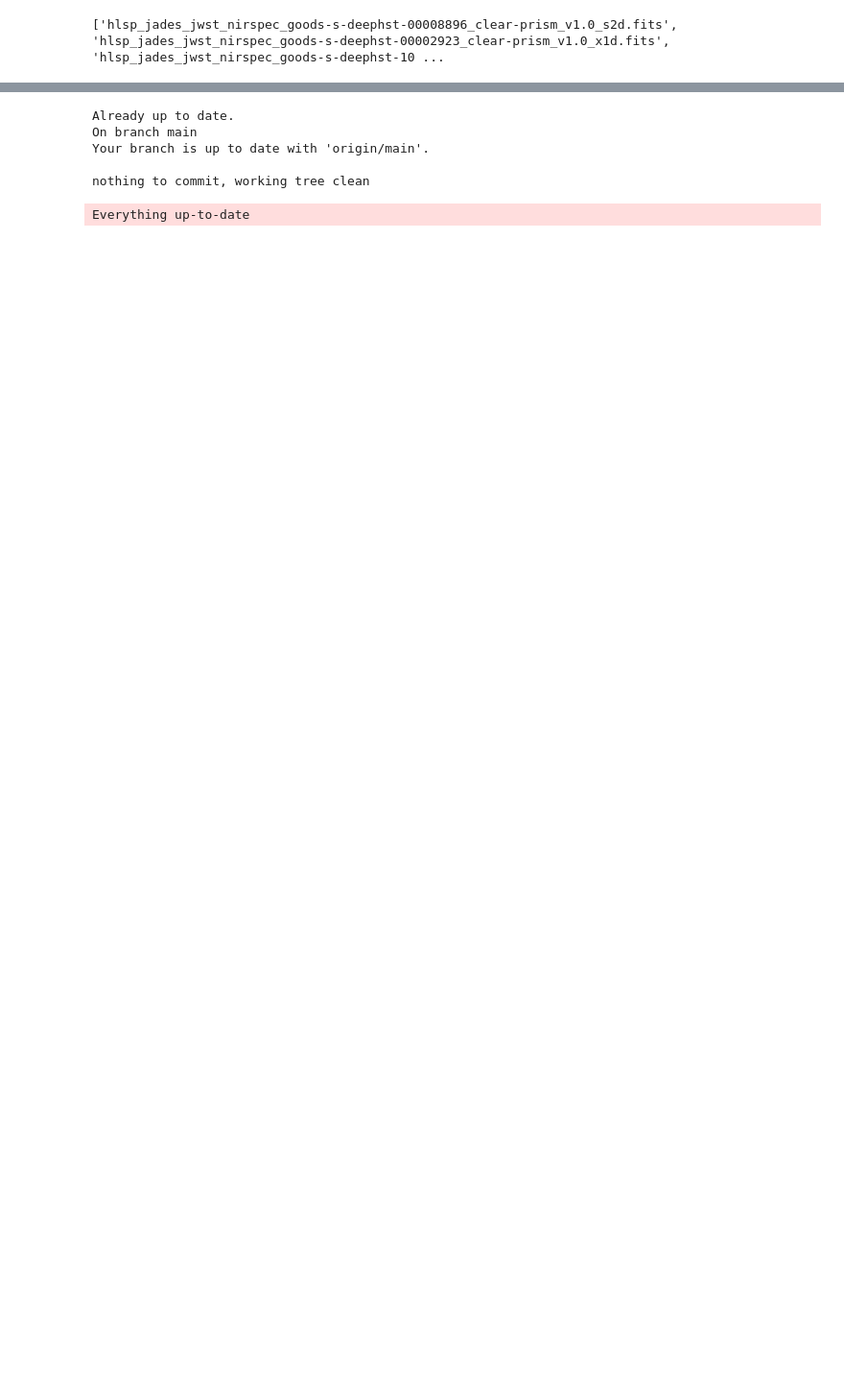
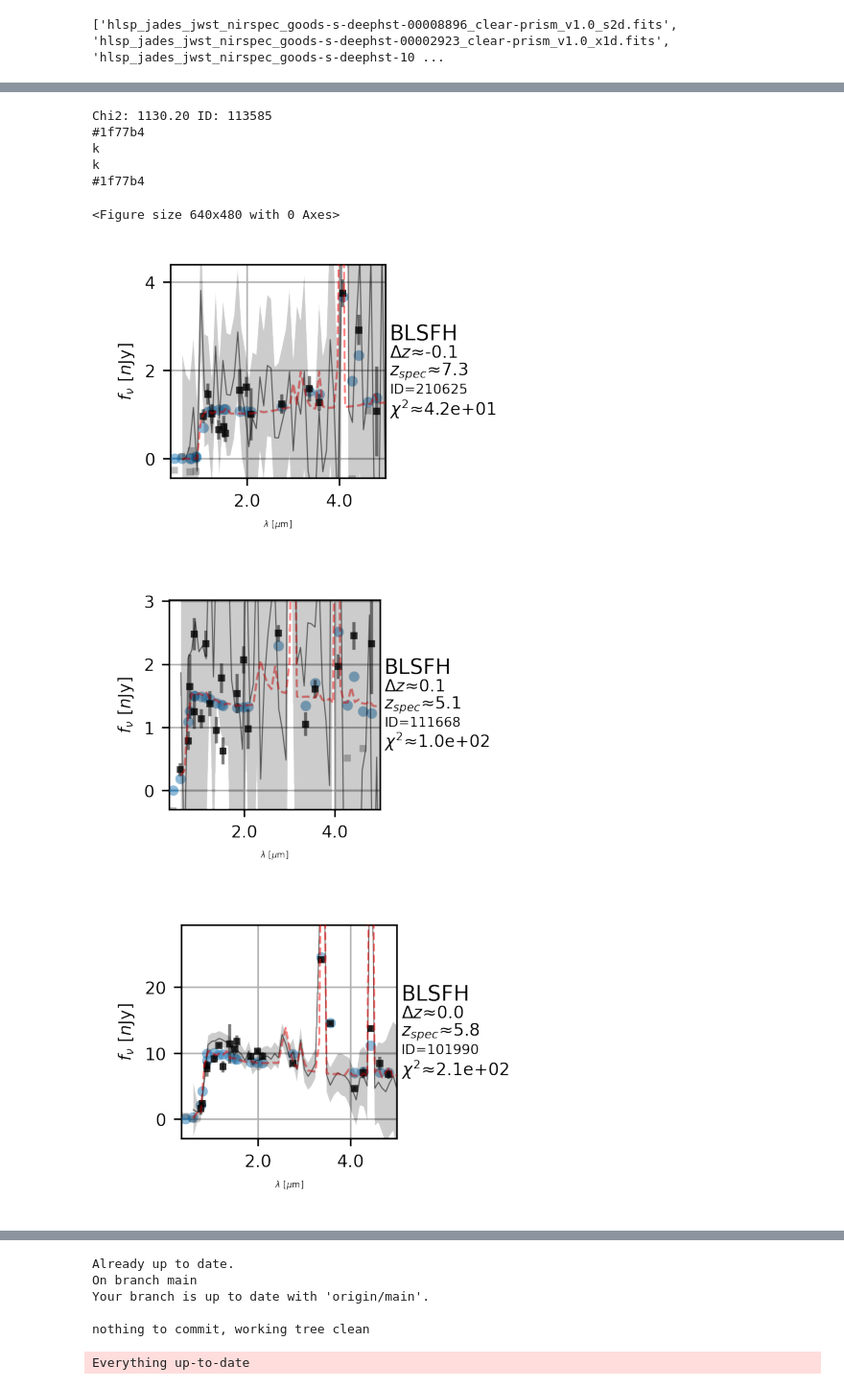
Before and after one commit to Tutbjun/EAZY_templates_comparrison_pipeline, a Jupyter notebook: src/main.ipynb, the cells around one changed output, grey strips where cells are left out. Shown at 96% size. Cells and saved outputs as stored; diff of their text form; code cells hidden in the pictures; blank space fills up the shorter version.

```diff
--- a/src/main.ipynb
+++ b/src/main.ipynb
@@ -581,0 +392,6 @@ NameError: name 'mm' is not defined
+# %%
+##################### PLOT RESTFRAME SEDS #####################
+
+import plot_SEDs
+plot_SEDs.plot_SED_mosaic(photZs_cut,ftempl_labels,ftempl_strs,ftempl_labeldict,runTime=runTime)
+# %% [output]
@@ -581,0 +419,9 @@ NameError: name 'mm' is not defined
+Chi2: 1130.20 ID: 113585
+#1f77b4
+k
+k
+#1f77b4
+<Figure size 640x480 with 0 Axes>
+[figure, added]
+[figure, added]
+[figure, added]
```
Also changed, not shown: parts of 10 cells of this notebook, 18 other files.
